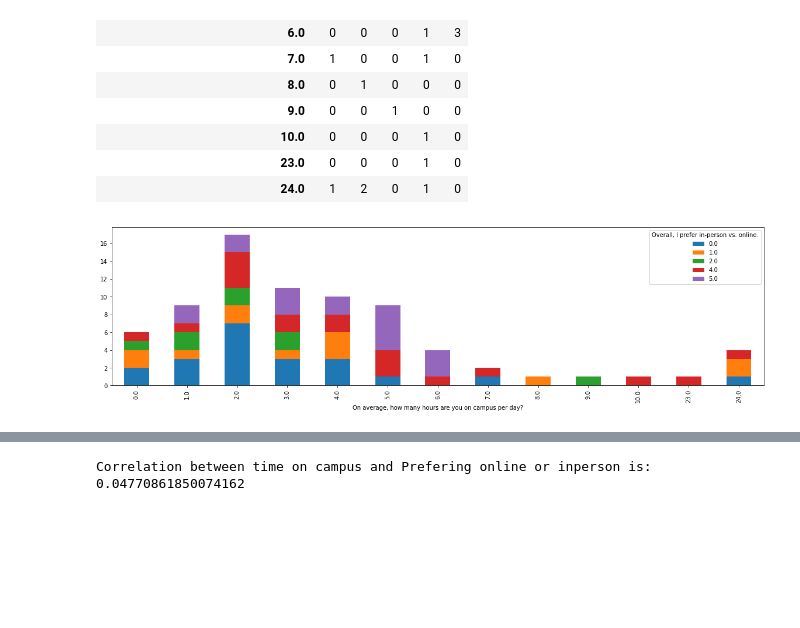
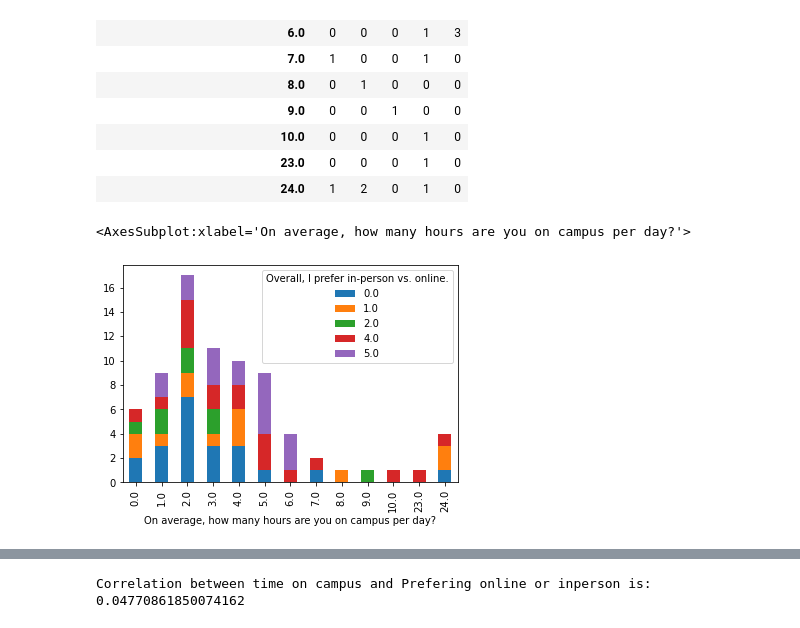
Before and after one commit to rgiron1/CS-105_miniproject, a Jupyter notebook: MiniProject.ipynb, the cells around one changed output, grey strips where cells are left out. Drawn from its saved outputs; the diff is of its cells as text; code cells hidden in the pictures; blank space fills up the shorter version.

```diff
--- a/MiniProject.ipynb
+++ b/MiniProject.ipynb
@@ -198,7 +201,7 @@ HoursOnCampus
 | 24.0 | 1 | 2 | 0 | 1 | 0 |
 # %%
 HoursOnCampus.plot.bar(stacked=True)
-plt.rcParams["figure.figsize"] = (20,5)
 # %% [output]
+<AxesSubplot:xlabel='On average, how many hours are you on campus per day?'>
-[figure, old version]
+[figure, new version]
 # %% [markdown]
```
Also changed, not shown: parts of 14 cells of this notebook.
